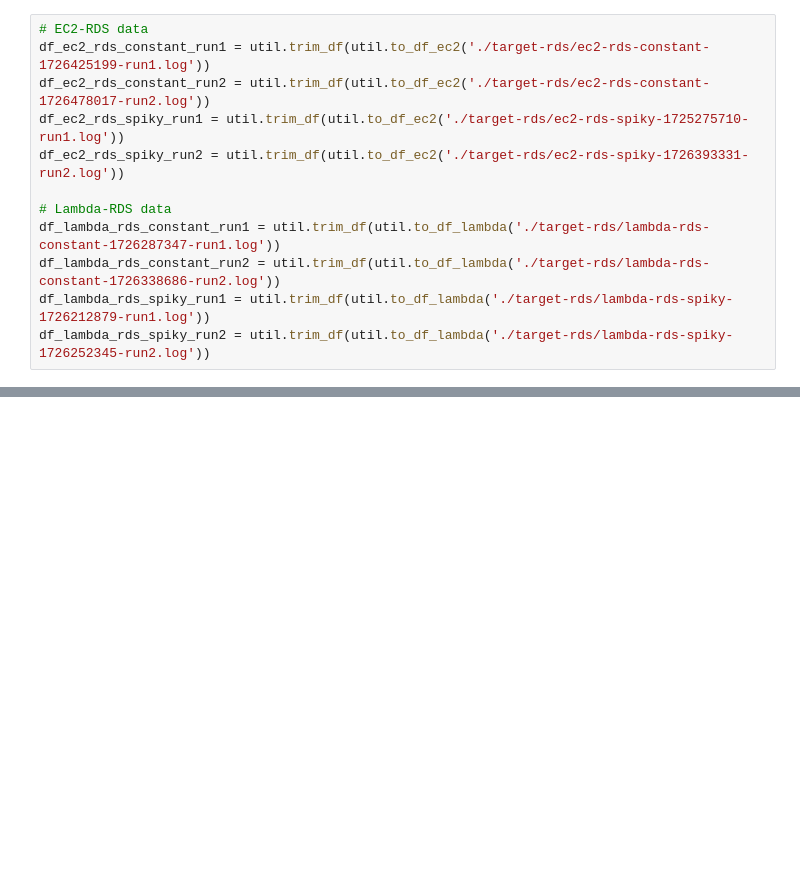
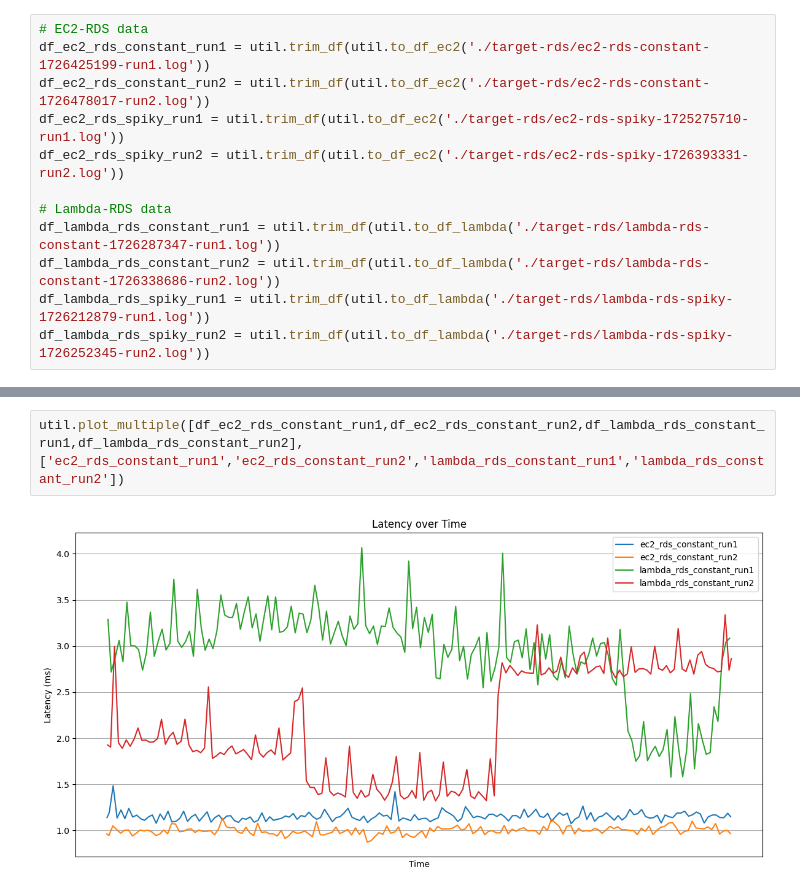
Before and after one commit to bds-cho/ba, a Jupyter notebook: data/rds-comparison.ipynb, the cells around one changed output, grey strips where cells are left out. Drawn from its saved outputs; the diff is of its cells as text; blank space fills up the shorter version.

```diff
--- a/data/rds-comparison.ipynb
+++ b/data/rds-comparison.ipynb
@@ -23,0 +42,4 @@ df_lambda_rds_spiky_run2 = util.trim_df(util.to_df_lambda('./target-rds/lambda-r
+# %%
+util.plot_multiple([df_ec2_rds_constant_run1,df_ec2_rds_constant_run2,df_lambda_rds_constant_run1,df_lambda_rds_constant_run2],['ec2_rds_constant_run1','ec2_rds_constant_run2','lambda_rds_constant_run1','lambda_rds_constant_run2'])
+# %% [output]
+[figure, added]
```
Also changed, not shown: parts of 2 cells of this notebook, 3 other files.
